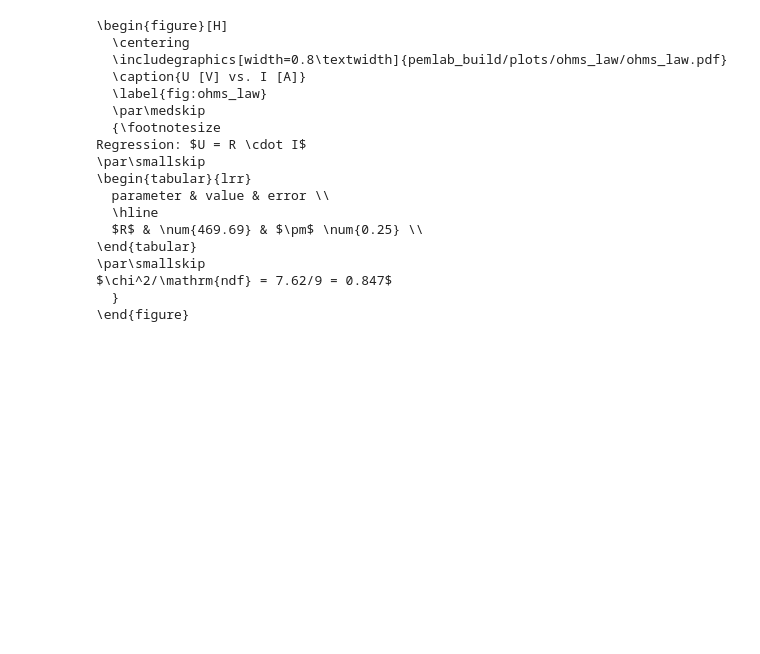
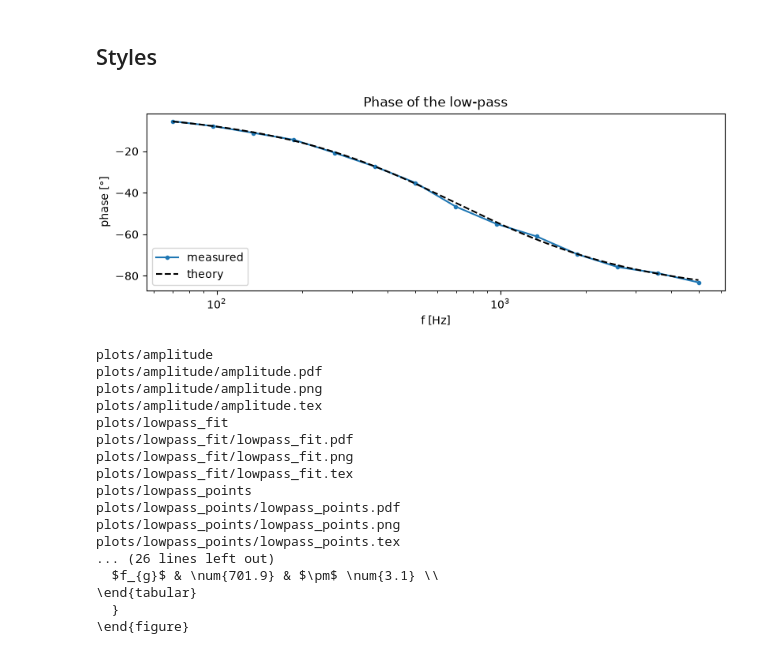
Before and after one commit to EliasMendeUni/pemlab, a Jupyter notebook: examples/02_plots_and_fits.ipynb, the cells around one changed output. Cells and saved outputs as stored; diff of their text form; code cells hidden in the pictures; blank space fills up the shorter version.

```diff
--- a/examples/02_plots_and_fits.ipynb
+++ b/examples/02_plots_and_fits.ipynb
@@ -143,0 +6,17 @@ calculations that were used.
+# %%
+import numpy as np
+from dataclasses import replace
+from pathlib import Path
+
+from pemlab import FitStyle, LayoutStyle, PointStyle, Project
+
+lab = Project(
+    "pemlab_build", tex_prefix="pemlab_build",
+    layout=LayoutStyle(figsize=(6, 3.8)),    # looks for all plots of the project
+    points=PointStyle(marker_size=4),
+)
+
+low = lab.edit_csv("data/filter/lowpass.csv", name="lowpass")
+low.add_column("H", lambda U_a, U_e: U_a / U_e)                                  # gain
+low.add_uncertainty("sigma_H", lambda U_a, U_e: U_a / U_e, {"U_a": 0.005, "U_e": 0.003})
+low.df.head(3)
@@ -143,0 +81,11 @@ calculations that were used.
+# %%
+phase = lab.edit_csv("data/filter/phase.csv", name="phase")
+phase.add_column("phase [°]", lambda Delta_t, f: -360 * Delta_t * f, show=True)
+analysis_phase = lab.analysis(phase)
+
+phase_plot = lab.Visualize("phase", layout=LayoutStyle(xscale="log"))
+phase_plot.add(analysis_phase.make_PlotData("f [Hz]", "phase [°]"),
+               points=PointStyle(label="measured", connect_points=True))
+phase_plot.add(lambda f: -np.degrees(np.arctan(f / 700)),
+               fit=FitStyle(label="theory", linestyle="--", color="k"), x=(70, 5000))
+phase_plot
@@ -144,25 +94,31 @@ calculations that were used.
+# %% [markdown]
+## Styles
+# %%
+phase_plot.layout = replace(phase_plot.layout, figsize=(8, 3), title="Phase of the low-pass")  # a changed copy
+phase_plot.layout = replace(phase_plot.layout, legend_loc="lower left", grid=False)
+phase_plot
+# %% [output]
+[figure, added]
 # %%
 lab.build()
-
-from pathlib import Path
-
-print((Path("pemlab_build") / "plots" / "ohms_law" / "ohms_law.tex").read_text(encoding="utf-8"))
+for path in sorted(Path("pemlab_build/plots").rglob("*")):
+    print(path.relative_to("pemlab_build").as_posix())
+print(Path("pemlab_build/plots/amplitude/amplitude.tex").read_text(encoding="utf-8"))
 # %% [output]
-\begin{figure}[H]
-  \centering
-  \includegraphics[width=0.8\textwidth]{pemlab_build/plots/ohms_law/ohms_law.pdf}
-  \caption{U [V] vs. I [A]}
-  \label{fig:ohms_law}
-  \par\medskip
-  {\footnotesize
-Regression: $U = R \cdot I$
-\par\smallskip
-\begin{tabular}{lrr}
-  parameter & value & error \\
-  \hline
-  $R$ & \num{469.69} & $\pm$ \num{0.25} \\
+plots/amplitude
+plots/amplitude/amplitude.pdf
+plots/amplitude/amplitude.png
+plots/amplitude/amplitude.tex
+plots/lowpass_fit
+plots/lowpass_fit/lowpass_fit.pdf
+plots/lowpass_fit/lowpass_fit.png
+plots/lowpass_fit/lowpass_fit.tex
+plots/lowpass_points
+plots/lowpass_points/lowpass_points.pdf
+plots/lowpass_points/lowpass_points.png
+plots/lowpass_points/lowpass_points.tex
+... (26 lines left out)
+  $f_{g}$ & \num{701.9} & $\pm$ \num{3.1} \\
 \end{tabular}
-\par\smallskip
-$\chi^2/\mathrm{ndf} = 7.62/9 = 0.847$
   }
 \end{figure}
```
Also changed, not shown: parts of 27 cells of this notebook, 47 other files.
